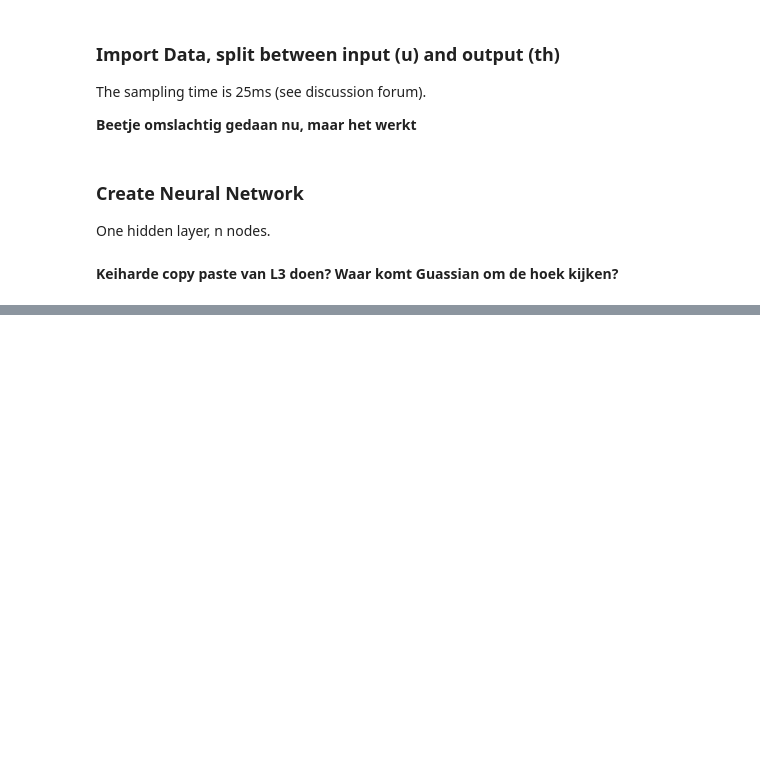
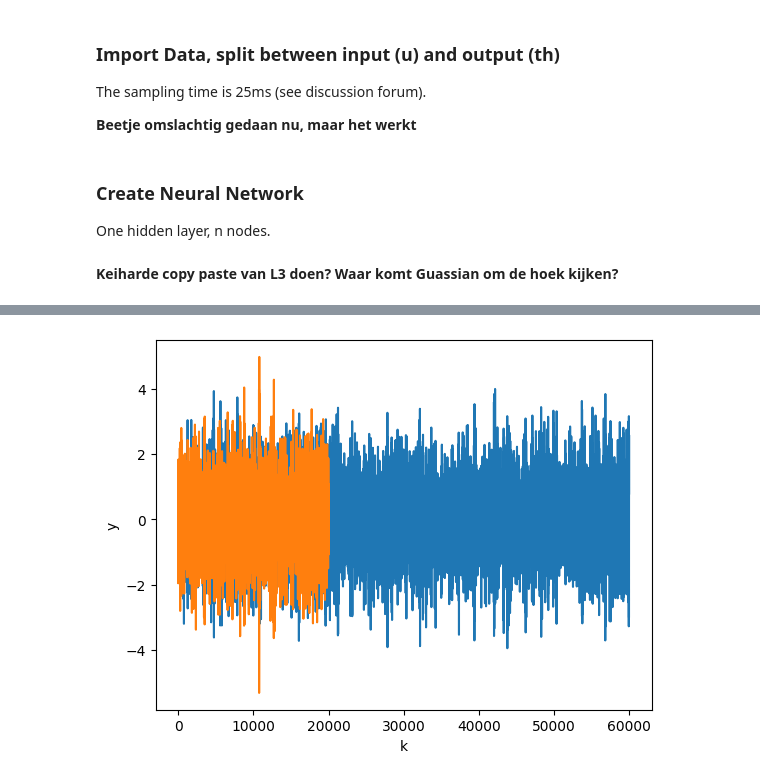
Before and after one commit to Erick-Hoogstrate/5SC28, a Jupyter notebook: Design Asignment group 21.ipynb, the cells around one changed output, grey strips where cells are left out. Cells and saved outputs as stored; diff of their text form; code cells hidden in the pictures; blank space fills up the shorter version.

```diff
--- a/Design Asignment group 21.ipynb
+++ b/Design Asignment group 21.ipynb
@@ -41,3 +41,28 @@ class Network(nn.Module):
         return y
 # %% [markdown]
 **Keiharde copy paste van L3 doen? Waar komt Guassian om de hoek kijken?**
+# %%
+from data import load_data
+data_train_u, data_train_y = load_data(train_test='train', as_tensor=False)
+data_test_u, data_test_y = load_data(train_test = 'test', as_tensor=False)
+data_test_u = data_train_u[60000:80000]
+data_train_u = data_train_u[0:59999]
+data_test_y=data_train_y[60000:80000]
+data_train_y=data_train_y[0:59999]
+print(data_train_u)
+print(data_train_y)
+print(data_test_u)
+print(len(data_train_u))
+print(len(data_train_y))
+print(len(data_test_u))
+print(len(data_test_y))
+
+u_mean, u_std = np.mean(data_train_u),np.std(data_train_u)
+y_mean, y_std = np.mean(data_train_y),np.std(data_train_y)
+
+### Data to train and validate on ###:
+utrain = (data_train_u-u_mean)/u_std #normalize
+ytrain = (data_train_y-y_mean)/y_std
+
+uval = (data_test_u-u_mean)/u_std
+yval = (data_test_y-y_mean)/y_std
@@ -43,0 +80,8 @@ class Network(nn.Module):
+# %%
+plt.plot(ytrain)
+plt.plot(yval)
+plt.xlabel('k')
+plt.ylabel('y')
+plt.show()
+# %% [output]
+[figure, added]
```
Also changed, not shown: parts of 10 cells of this notebook.
